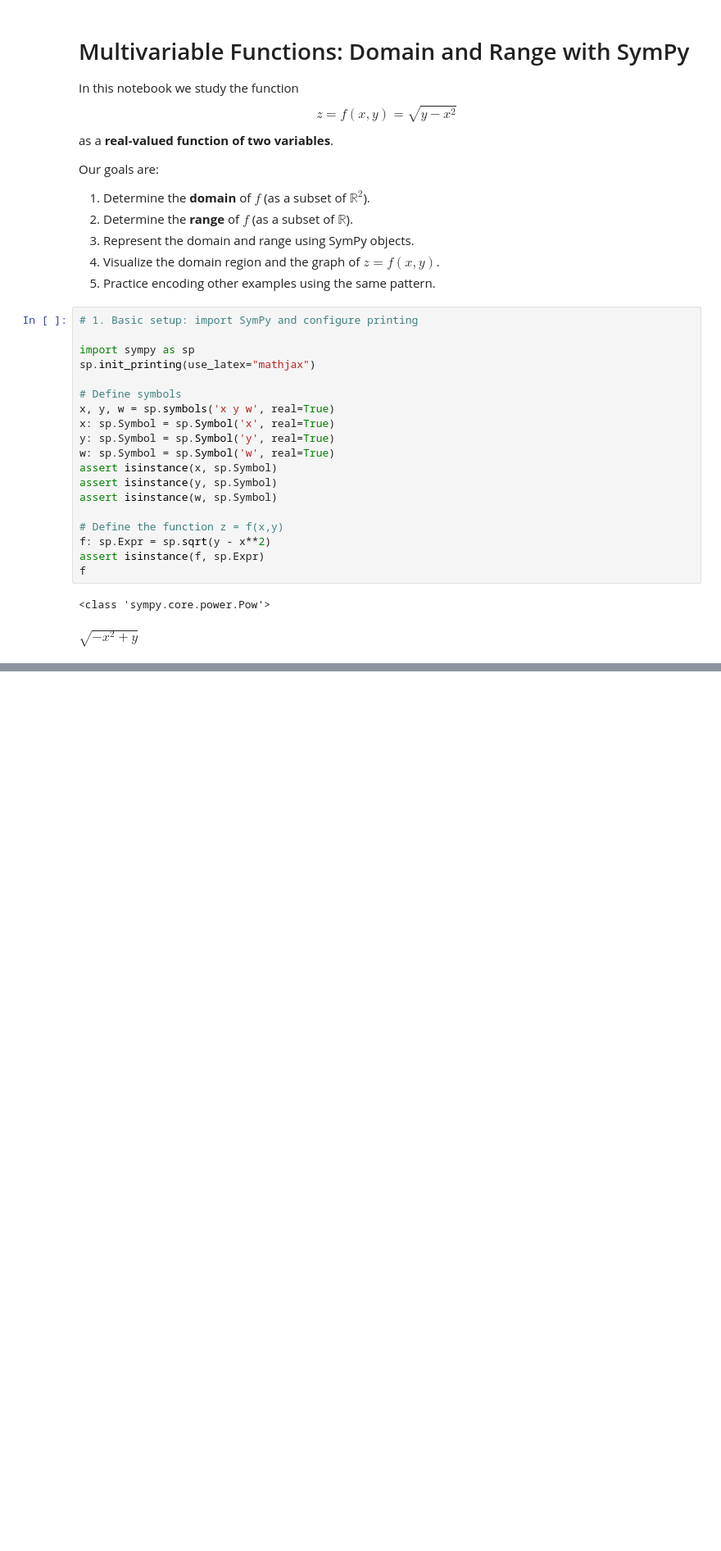
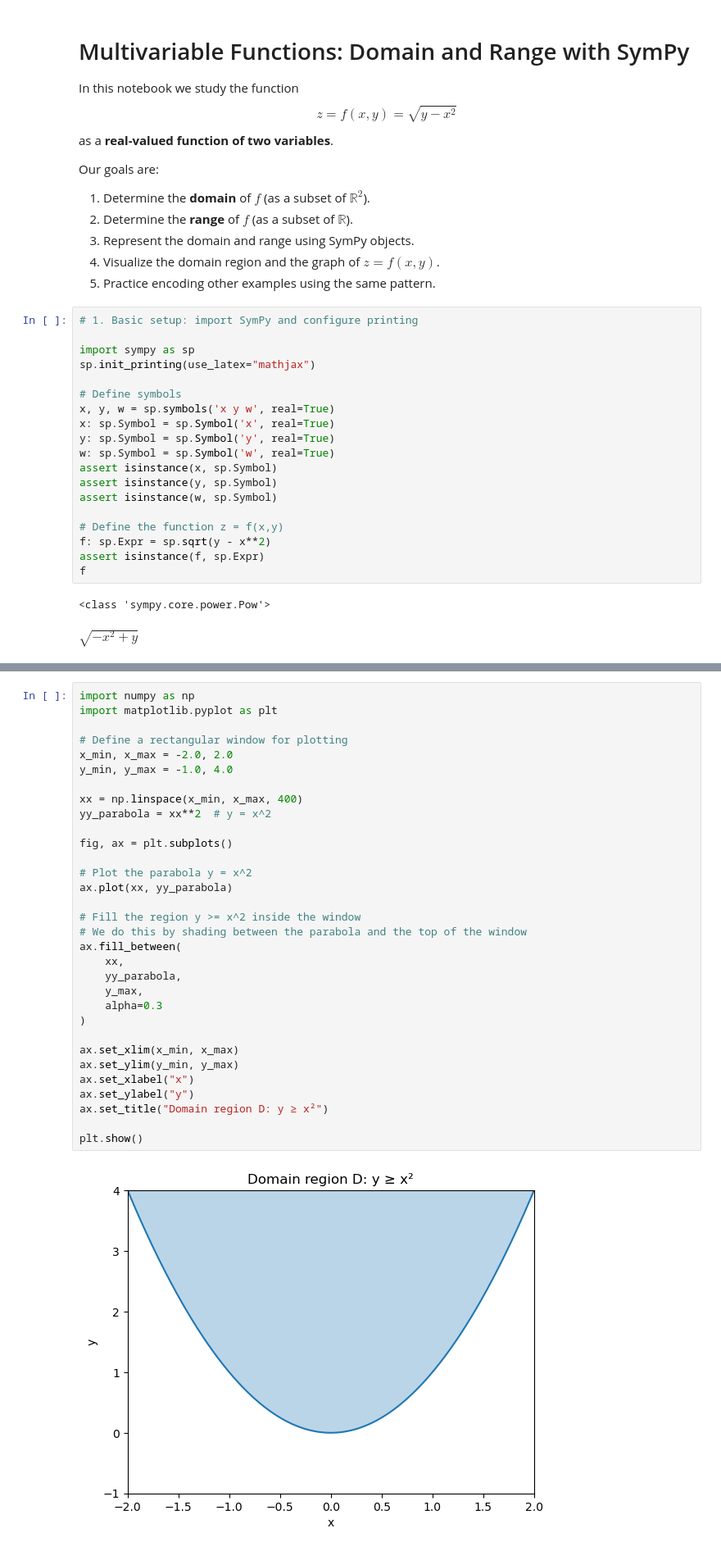
Before and after one commit to eragasa/physkit, a Jupyter notebook: notebooks/math_multivar_domain_range.ipynb, the cells around one changed output, grey strips where cells are left out. Shown at 82% size. Saved outputs shown, nothing was run; the diff lists cells and outputs as text; blank space fills up the shorter version.

```diff
--- a/notebooks/math_multivar_domain_range.ipynb
+++ b/notebooks/math_multivar_domain_range.ipynb
@@ -38,0 +141,34 @@ $\displaystyle \sqrt{- x^{2} + y}$
+# %%
+import numpy as np
+import matplotlib.pyplot as plt
+
+# Define a rectangular window for plotting
+x_min, x_max = -2.0, 2.0
+y_min, y_max = -1.0, 4.0
+
+xx = np.linspace(x_min, x_max, 400)
+yy_parabola = xx**2  # y = x^2
+
+fig, ax = plt.subplots()
+
+# Plot the parabola y = x^2
+ax.plot(xx, yy_parabola)
+
+# Fill the region y >= x^2 inside the window
+# We do this by shading between the parabola and the top of the window
+ax.fill_between(
+    xx,
+    yy_parabola,
+    y_max,
+    alpha=0.3
+)
+
+ax.set_xlim(x_min, x_max)
+ax.set_ylim(y_min, y_max)
+ax.set_xlabel("x")
+ax.set_ylabel("y")
+ax.set_title("Domain region D: y ≥ x²")
+
+plt.show()
+# %% [output]
+[figure, added]
```
Also changed, not shown: parts of 13 cells of this notebook, 43 other files.
